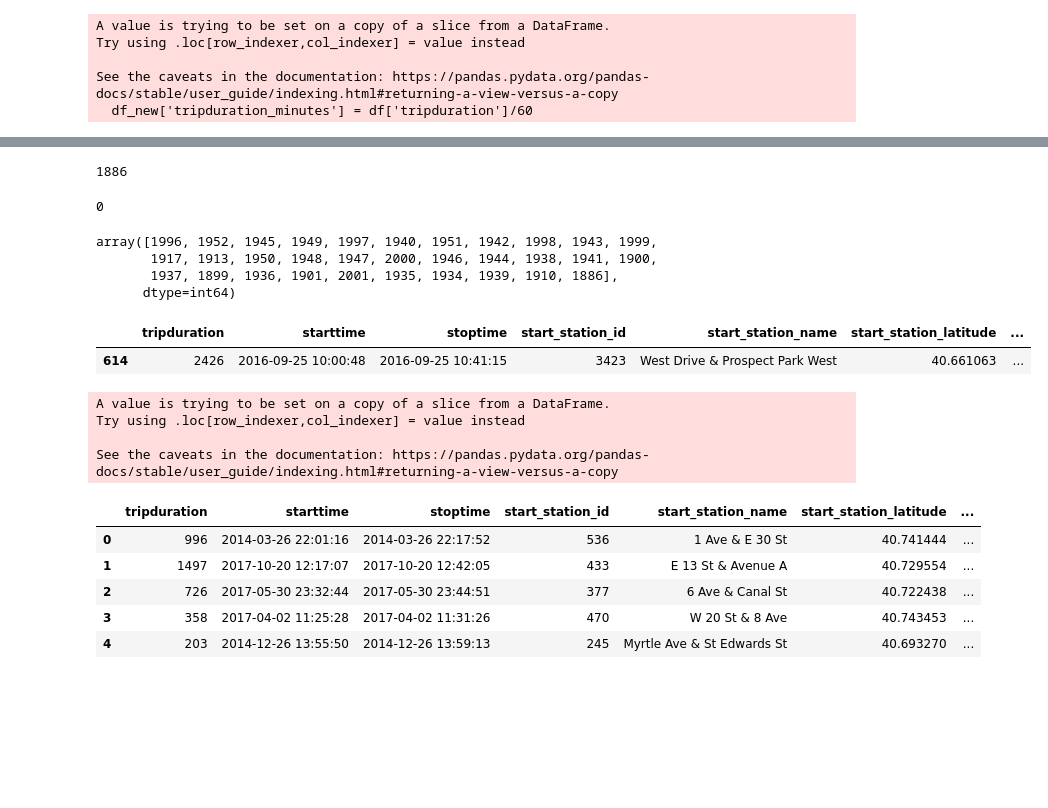
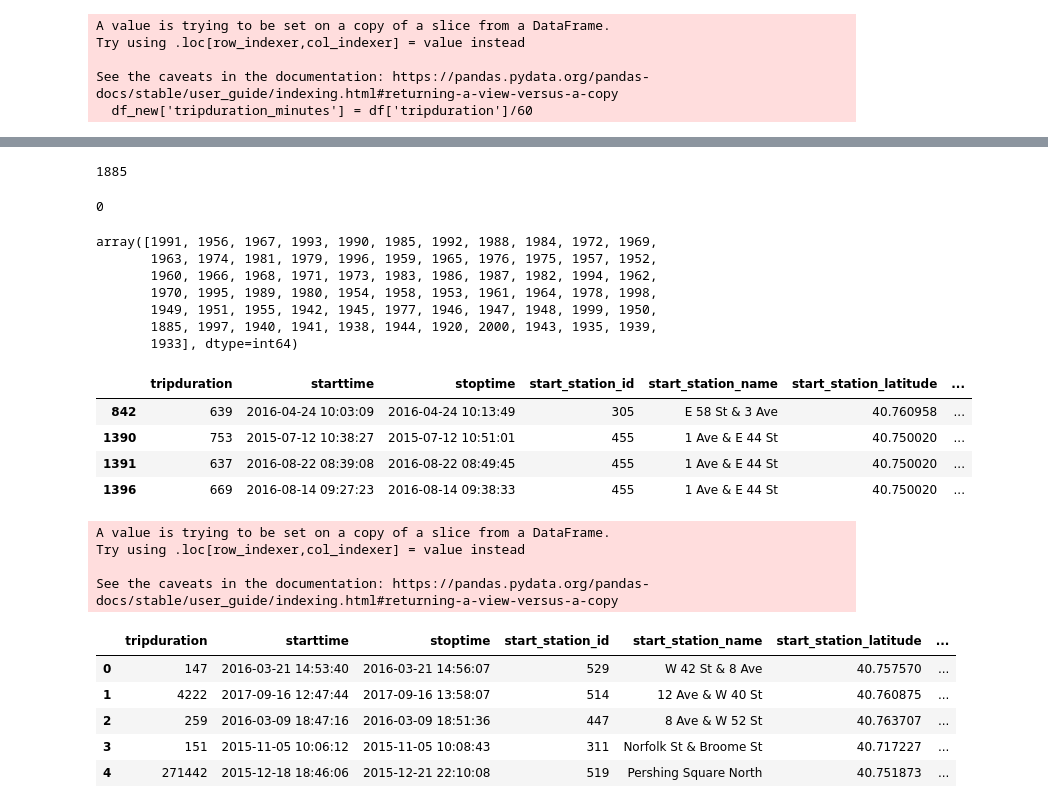
Before and after one commit to tanzhu91/Data_pipeline_dbt_bigquerry, a Jupyter notebook: analyses/EDA.ipynb, the cells around one changed output, grey strips where cells are left out. Saved outputs shown, nothing was run; the diff lists cells and outputs as text; code cells hidden in the pictures; blank space fills up the shorter version.

```diff
--- a/analyses/EDA.ipynb
+++ b/analyses/EDA.ipynb
@@ -26,0 +22,9 @@ df = pd.read_sql(query, engine)
+# %%
+query_1 = """
+SELECT *
+FROM `possible-helix-452922-d1.dbt_tdereli.bike_data_prepped`
+LIMIT 10000
+"""
+
+
+df = pd.read_sql(query_1, engine)
@@ -198,7 +204,7 @@ Timestamp('2018-05-30 15:35:08.183000')
 # %%
 df_new['birth_year'].min()
 # %% [output]
-1886
+1885
 # %%
 df_new['birth_year'].isnull().sum()
 # %% [output]
@@ -206,15 +212,21 @@ df_new['birth_year'].isnull().sum()
 # %%
 df_new['birth_year'].unique()
 # %% [output]
-array([1996, 1952, 1945, 1949, 1997, 1940, 1951, 1942, 1998, 1943, 1999,
-       1917, 1913, 1950, 1948, 1947, 2000, 1946, 1944, 1938, 1941, 1900,
-       1937, 1899, 1936, 1901, 2001, 1935, 1934, 1939, 1910, 1886],
-      dtype=int64)
+array([1991, 1956, 1967, 1993, 1990, 1985, 1992, 1988, 1984, 1972, 1969,
+       1963, 1974, 1981, 1979, 1996, 1959, 1965, 1976, 1975, 1957, 1952,
+       1960, 1966, 1968, 1971, 1973, 1983, 1986, 1987, 1982, 1994, 1962,
+       1970, 1995, 1989, 1980, 1954, 1958, 1953, 1961, 1964, 1978, 1998,
+       1949, 1951, 1955, 1942, 1945, 1977, 1946, 1947, 1948, 1999, 1950,
+       1885, 1997, 1940, 1941, 1938, 1944, 1920, 2000, 1943, 1935, 1939,
+       1933], dtype=int64)
 # %%
-df_new[df_new['birth_year'] == 1886]
+df_new[df_new['birth_year'] == 1885]
 # %% [output]
 |  | tripduration | starttime | stoptime | start_station_id | start_station_name | start_station_latitude | ... |
-| 614 | 2426 | 2016-09-25 10:00:48 | 2016-09-25 10:41:15 | 3423 | West Drive & Prospect Park West | 40.661063 | ... |
+| 842 | 639 | 2016-04-24 10:03:09 | 2016-04-24 10:13:49 | 305 | E 58 St & 3 Ave | 40.760958 | ... |
+| 1390 | 753 | 2015-07-12 10:38:27 | 2015-07-12 10:51:01 | 455 | 1 Ave & E 44 St | 40.750020 | ... |
+| 1391 | 637 | 2016-08-22 08:39:08 | 2016-08-22 08:49:45 | 455 | 1 Ave & E 44 St | 40.750020 | ... |
+| 1396 | 669 | 2016-08-14 09:27:23 | 2016-08-14 09:38:33 | 455 | 1 Ave & E 44 St | 40.750020 | ... |
 # %%
 df_new['year'] = df_new['starttime'].dt.year
 # %% [output]
@@ -226,9 +238,9 @@ See the caveats in the documentation: https://pandas.pydata.org/pandas-docs/stab
 df_new.head()
 # %% [output]
 |  | tripduration | starttime | stoptime | start_station_id | start_station_name | start_station_latitude | ... |
-| 0 | 996 | 2014-03-26 22:01:16 | 2014-03-26 22:17:52 | 536 | 1 Ave & E 30 St | 40.741444 | ... |
-| 1 | 1497 | 2017-10-20 12:17:07 | 2017-10-20 12:42:05 | 433 | E 13 St & Avenue A | 40.729554 | ... |
-| 2 | 726 | 2017-05-30 23:32:44 | 2017-05-30 23:44:51 | 377 | 6 Ave & Canal St | 40.722438 | ... |
-| 3 | 358 | 2017-04-02 11:25:28 | 2017-04-02 11:31:26 | 470 | W 20 St & 8 Ave | 40.743453 | ... |
-| 4 | 203 | 2014-12-26 13:55:50 | 2014-12-26 13:59:13 | 245 | Myrtle Ave & St Edwards St | 40.693270 | ... |
+| 0 | 147 | 2016-03-21 14:53:40 | 2016-03-21 14:56:07 | 529 | W 42 St & 8 Ave | 40.757570 | ... |
+| 1 | 4222 | 2017-09-16 12:47:44 | 2017-09-16 13:58:07 | 514 | 12 Ave & W 40 St | 40.760875 | ... |
+| 2 | 259 | 2016-03-09 18:47:16 | 2016-03-09 18:51:36 | 447 | 8 Ave & W 52 St | 40.763707 | ... |
+| 3 | 151 | 2015-11-05 10:06:12 | 2015-11-05 10:08:43 | 311 | Norfolk St & Broome St | 40.717227 | ... |
+| 4 | 271442 | 2015-12-18 18:46:06 | 2015-12-21 22:10:08 | 519 | Pershing Square North | 40.751873 | ... |
 # %%
```
Also changed, not shown: parts of 25 cells of this notebook.
